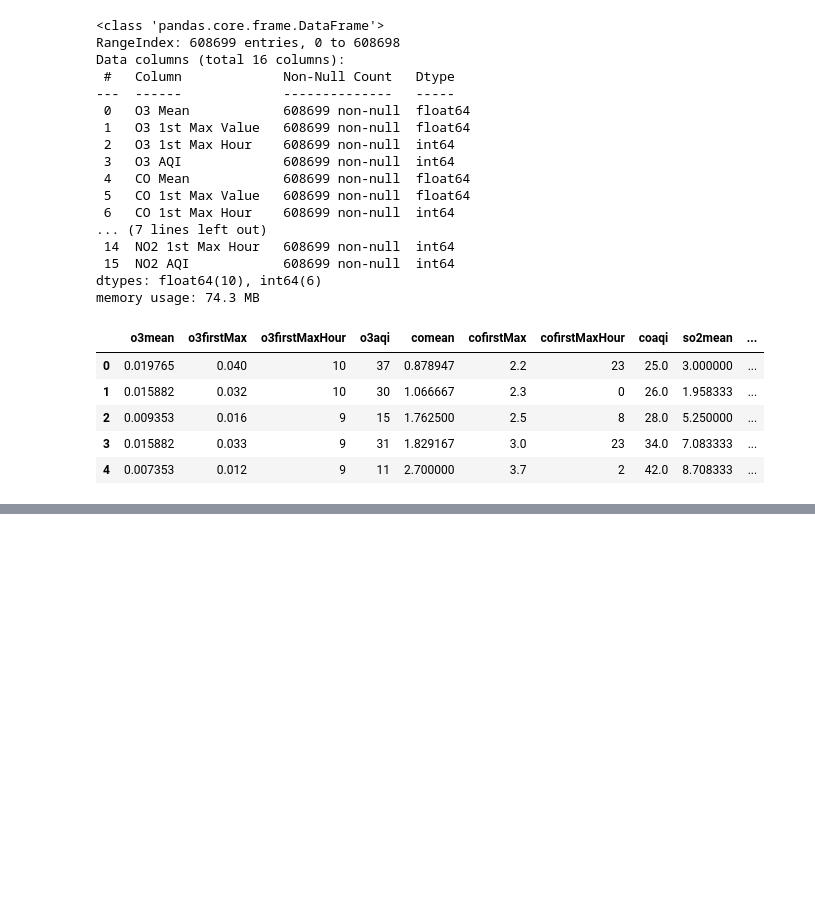
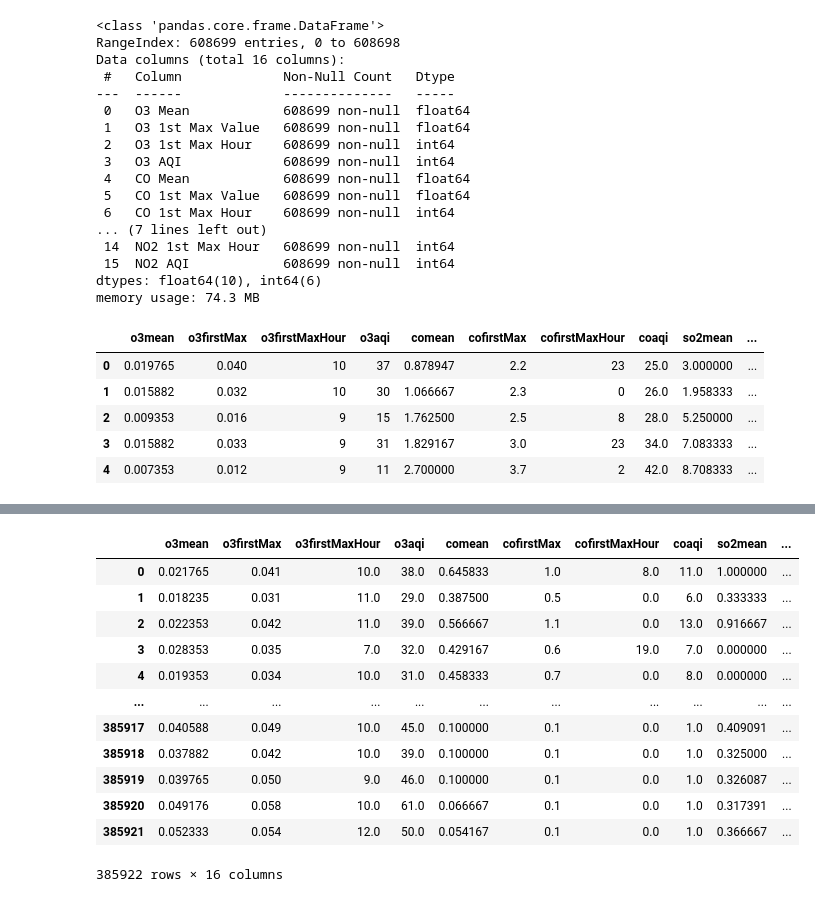
Before and after one commit to Jerryjohnreyes/Pollution_in_last_20years, a Jupyter notebook: third_file.ipynb, the cells around one changed output, grey strips where cells are left out. Cells and saved outputs as stored; diff of their text form; code cells hidden in the pictures; blank space fills up the shorter version.

```diff
--- a/third_file.ipynb
+++ b/third_file.ipynb
@@ -143,2 +192,16 @@ Percentage of Null values in the frame is  6.941033252888538e-05 %
 # %%
-data = dataWO.dropna()
+data
+# %% [output]
+|  | o3mean | o3firstMax | o3firstMaxHour | o3aqi | comean | cofirstMax | cofirstMaxHour | coaqi | so2mean | ... |
+| 0 | 0.021765 | 0.041 | 10.0 | 38.0 | 0.645833 | 1.0 | 8.0 | 11.0 | 1.000000 | ... |
+| 1 | 0.018235 | 0.031 | 11.0 | 29.0 | 0.387500 | 0.5 | 0.0 | 6.0 | 0.333333 | ... |
+| 2 | 0.022353 | 0.042 | 11.0 | 39.0 | 0.566667 | 1.1 | 0.0 | 13.0 | 0.916667 | ... |
+| 3 | 0.028353 | 0.035 | 7.0 | 32.0 | 0.429167 | 0.6 | 19.0 | 7.0 | 0.000000 | ... |
+| 4 | 0.019353 | 0.034 | 10.0 | 31.0 | 0.458333 | 0.7 | 0.0 | 8.0 | 0.000000 | ... |
+| ... | ... | ... | ... | ... | ... | ... | ... | ... | ... | ... |
+| 385917 | 0.040588 | 0.049 | 10.0 | 45.0 | 0.100000 | 0.1 | 0.0 | 1.0 | 0.409091 | ... |
+| 385918 | 0.037882 | 0.042 | 10.0 | 39.0 | 0.100000 | 0.1 | 0.0 | 1.0 | 0.325000 | ... |
+| 385919 | 0.039765 | 0.050 | 9.0 | 46.0 | 0.100000 | 0.1 | 0.0 | 1.0 | 0.326087 | ... |
+| 385920 | 0.049176 | 0.058 | 10.0 | 61.0 | 0.066667 | 0.1 | 0.0 | 1.0 | 0.317391 | ... |
+| 385921 | 0.052333 | 0.054 | 12.0 | 50.0 | 0.054167 | 0.1 | 0.0 | 1.0 | 0.366667 | ... |
+385922 rows × 16 columns
```
Also changed, not shown: parts of 35 cells of this notebook, 1 other file.
